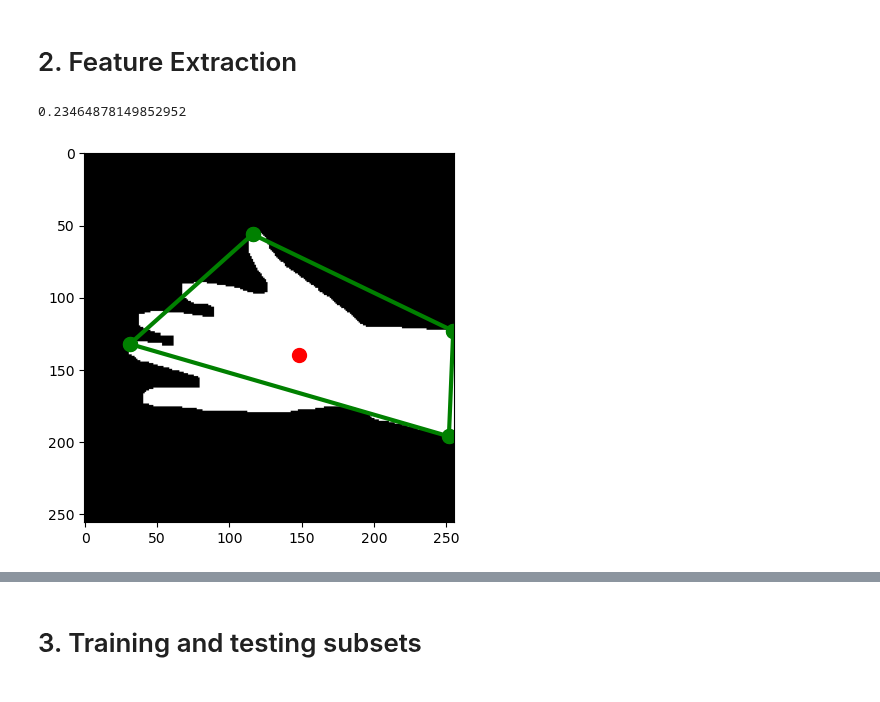
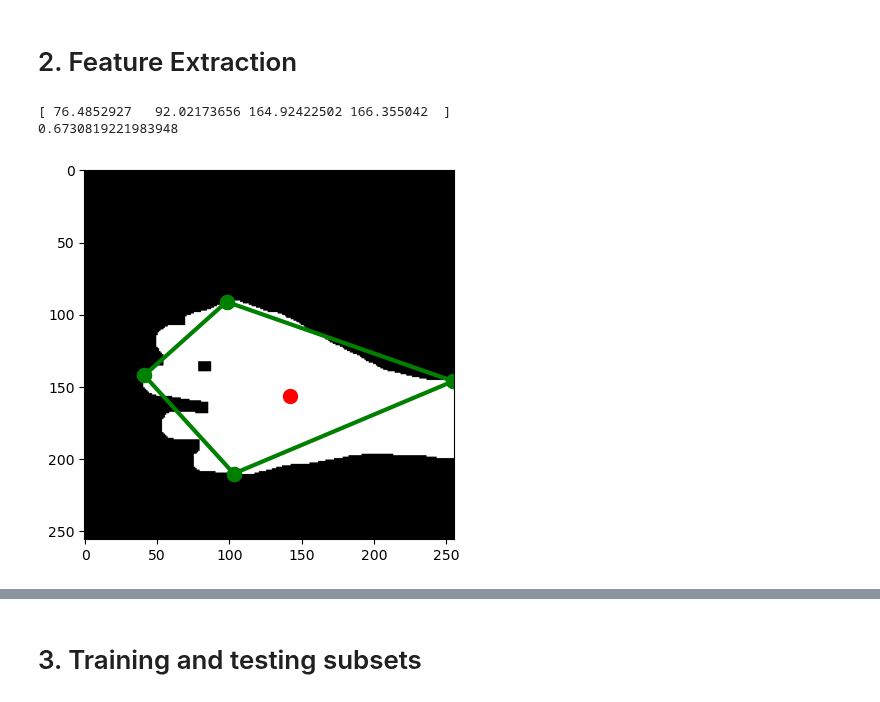
Before and after one commit to pedrozavalat/iic3724-tareas, a Jupyter notebook: T1/T1_PedroPabloZavalaTejos_area.ipynb, the cells around one changed output, grey strips where cells are left out. Drawn from its saved outputs; the diff is of its cells as text; code cells hidden in the pictures.

Commit message:
feat: changes proportion

```diff
--- a/T1/T1_PedroPabloZavalaTejos_area.ipynb
+++ b/T1/T1_PedroPabloZavalaTejos_area.ipynb
@@ -95,9 +93,10 @@ def dilate(img):
 
 def border(img):
     kernel = np.ones((2,2), np.uint8)
-    erode_img = erode(img)
-    border_img = cv2.morphologyEx(erode_img, cv2.MORPH_GRADIENT, kernel)
-    border_img = close(border_img)
+    img = dilate(img)
+    # erode_img = erode(img)
+    border_img = cv2.morphologyEx(img, cv2.MORPH_GRADIENT, kernel)
+    # border_img = close(border_img)
     return border_img
 
 def delete_frame(img):
@@ -157,6 +156,15 @@ def distance_between_extreme_points(*points):
 #         distances = np.append(distances, distance)
 #     return distances
 
+def roundness(img):
+    region = get_region(img)
+    region_border = border(img)
+
+    perimeter = get_region(region_border).sum()
+    area = np.sum(region)
+
+    roundness = (4 * np.pi * area) / perimeter**2
+    return roundness
 
 
 
@@ -165,41 +173,46 @@ def euclidean_distance(point1, point2):
 
 
 def normalize_distance(distances):
-    return (distances - np.min(distances)) / (np.max(distances) - np.min(distances))
+    return distances  / np.max(distances)
 
 def get_proportion(points_distances):
     prop_left_side = points_distances[0] / points_distances[1] # top to left and left to bottom
     prop_right_side = points_distances[3] / points_distances[2] # bottom to right and right to top
-    proportion = prop_left_side / prop_right_side
-    return proportion
+    symmetry = prop_left_side / prop_right_side
+    return symmetry
 
 def get_feature_data(img):
     img = delete_frame(img)
     top, bottom, left, right = extreme_points(img)
     distances = distance_between_extreme_points(top, bottom, left, right)
 
-    proportion = get_proportion(distances)
-    return proportion
+    symmetry = get_proportion(distances)
+    roundness_value = roundness(img)
+    figure_expression = symmetry * roundness_value
+
+    return figure_expression
 # %%
 
-test_image = imageload(1, 3)
+test_image = imageload(2, 7)
 processed_image = delete_frame(test_image)
 top, bottom, left, right = extreme_points(processed_image)
 center = center_of_mass(processed_image)
 distances = distance_between_extreme_points(top, left, bottom, right)
+print(distances)
 # sum_distances = get_sum_extreme_points(distances)
-proportion = get_proportion(distances)
-print(proportion)
+expression = get_feature_data(test_image)
+print(expression)
 
 
 plt.plot(*center, 'ro', markersize=10)
 plt.plot([top[0], right[0]], [top[1], right[1]], 'go', linestyle='-', linewidth=3, markersize=10)
 plt.plot([top[0], left[0]], [top[1], left[1]], 'go', linestyle='-', linewidth=3, markersize=10)
 plt.plot([bottom[0], left[0]], [bottom[1], left[1]], 'go', linestyle='-', linewidth=3, markersize=10)
 plt.plot([bottom[0], right[0]], [bottom[1], right[1]], 'go', linestyle='-', linewidth=3, markersize=10)
 
 plt.imshow(rotate_and_flip(test_image), cmap='gray')
 plt.show()
 # %% [output]
-0.23464878149852952
+[ 76.4852927   92.02173656 164.92422502 166.355042  ]
+0.6730819221983948
-[figure, old version]
+[figure, new version]
```
Also changed, not shown: parts of 5 cells of this notebook.
